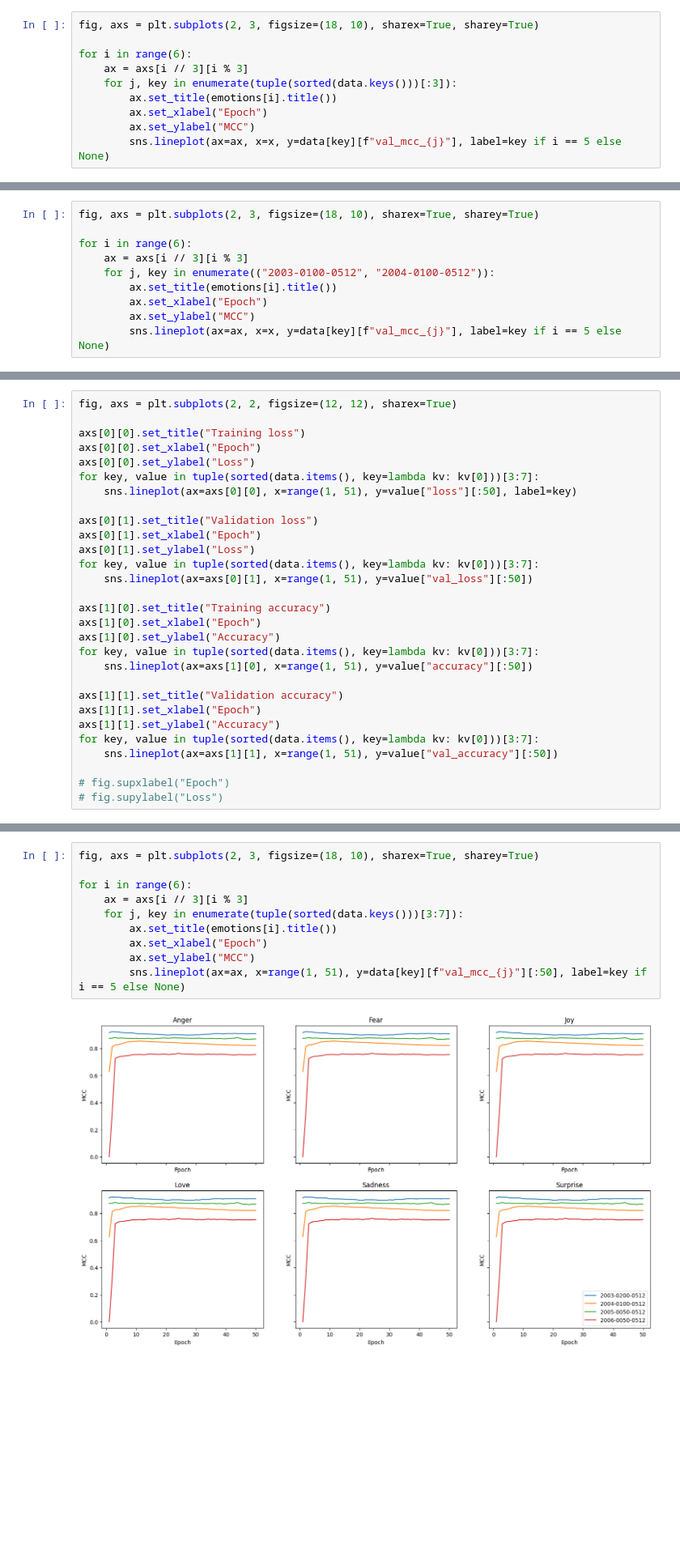
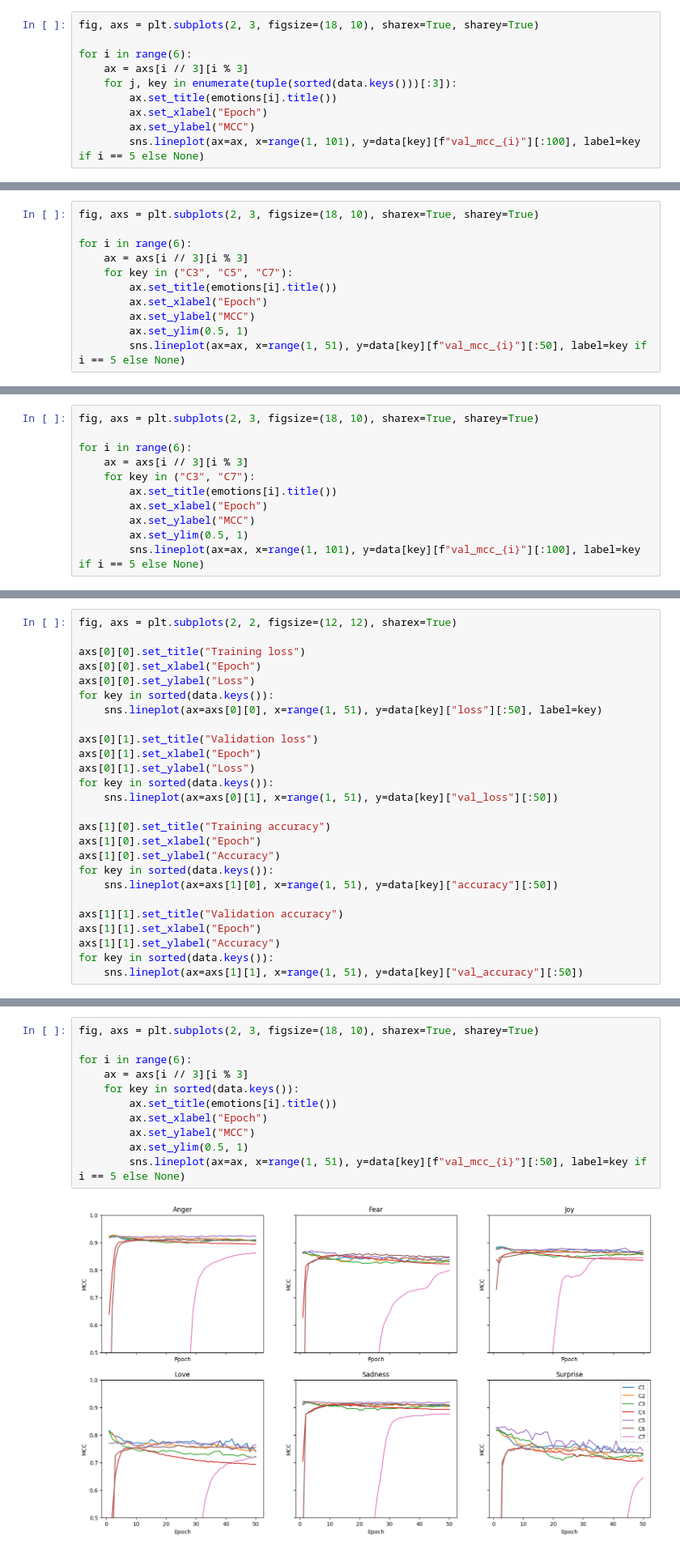
Before and after one commit to parafoxia/decks, a Jupyter notebook: eval_net.ipynb, the cells around one changed output, grey strips where cells are left out. Shown at 81% size. Drawn from its saved outputs; the diff is of its cells as text; blank space fills up the shorter version.

```diff
--- a/eval_net.ipynb
+++ b/eval_net.ipynb
@@ -108,5 +116,5 @@ for i in range(6):
         ax.set_title(emotions[i].title())
         ax.set_xlabel("Epoch")
         ax.set_ylabel("MCC")
-        sns.lineplot(ax=ax, x=x, y=data[key][f"val_mcc_{j}"], label=key if i == 5 else None)
+        sns.lineplot(ax=ax, x=range(1, 101), y=data[key][f"val_mcc_{i}"][:100], label=key if i == 5 else None)
 # %% [output]
@@ -131,0 +219,11 @@ for key in ("accuracy", "val_accuracy"):
+# %%
+fig, axs = plt.subplots(2, 3, figsize=(18, 10), sharex=True, sharey=True)
+
+for i in range(6):
+    ax = axs[i // 3][i % 3]
+    for key in ("C3", "C5", "C7"):
+        ax.set_title(emotions[i].title())
+        ax.set_xlabel("Epoch")
+        ax.set_ylabel("MCC")
+        ax.set_ylim(0.5, 1)
+        sns.lineplot(ax=ax, x=range(1, 51), y=data[key][f"val_mcc_{i}"][:50], label=key if i == 5 else None)
@@ -134,9 +234,10 @@ fig, axs = plt.subplots(2, 3, figsize=(18, 10), sharex=True, sharey=True)
 
 for i in range(6):
     ax = axs[i // 3][i % 3]
-    for j, key in enumerate(("2003-0100-0512", "2004-0100-0512")):
+    for key in ("C3", "C7"):
         ax.set_title(emotions[i].title())
         ax.set_xlabel("Epoch")
         ax.set_ylabel("MCC")
-        sns.lineplot(ax=ax, x=x, y=data[key][f"val_mcc_{j}"], label=key if i == 5 else None)
+        ax.set_ylim(0.5, 1)
+        sns.lineplot(ax=ax, x=range(1, 101), y=data[key][f"val_mcc_{i}"][:100], label=key if i == 5 else None)
 # %% [output]
@@ -147,27 +248,24 @@ fig, axs = plt.subplots(2, 2, figsize=(12, 12), sharex=True)
 axs[0][0].set_title("Training loss")
 axs[0][0].set_xlabel("Epoch")
 axs[0][0].set_ylabel("Loss")
-for key, value in tuple(sorted(data.items(), key=lambda kv: kv[0]))[3:7]:
-    sns.lineplot(ax=axs[0][0], x=range(1, 51), y=value["loss"][:50], label=key)
+for key in sorted(data.keys()):
+    sns.lineplot(ax=axs[0][0], x=range(1, 51), y=data[key]["loss"][:50], label=key)
 
 axs[0][1].set_title("Validation loss")
 axs[0][1].set_xlabel("Epoch")
 axs[0][1].set_ylabel("Loss")
-for key, value in tuple(sorted(data.items(), key=lambda kv: kv[0]))[3:7]:
-    sns.lineplot(ax=axs[0][1], x=range(1, 51), y=value["val_loss"][:50])
+for key in sorted(data.keys()):
+    sns.lineplot(ax=axs[0][1], x=range(1, 51), y=data[key]["val_loss"][:50])
 
 axs[1][0].set_title("Training accuracy")
 axs[1][0].set_xlabel("Epoch")
 axs[1][0].set_ylabel("Accuracy")
-for key, value in tuple(sorted(data.items(), key=lambda kv: kv[0]))[3:7]:
-    sns.lineplot(ax=axs[1][0], x=range(1, 51), y=value["accuracy"][:50])
+for key in sorted(data.keys()):
+    sns.lineplot(ax=axs[1][0], x=range(1, 51), y=data[key]["accuracy"][:50])
 
 axs[1][1].set_title("Validation accuracy")
 axs[1][1].set_xlabel("Epoch")
 axs[1][1].set_ylabel("Accuracy")
-for key, value in tuple(sorted(data.items(), key=lambda kv: kv[0]))[3:7]:
-    sns.lineplot(ax=axs[1][1], x=range(1, 51), y=value["val_accuracy"][:50])
-
-# fig.supxlabel("Epoch")
-# fig.supylabel("Loss")
+for key in sorted(data.keys()):
+    sns.lineplot(ax=axs[1][1], x=range(1, 51), y=data[key]["val_accuracy"][:50])
 # %% [output]
@@ -175,12 +273,13 @@ for key, value in tuple(sorted(data.items(), key=lambda kv: kv[0]))[3:7]:
 # %%
 fig, axs = plt.subplots(2, 3, figsize=(18, 10), sharex=True, sharey=True)
 
 for i in range(6):
     ax = axs[i // 3][i % 3]
-    for j, key in enumerate(tuple(sorted(data.keys()))[3:7]):
+    for key in sorted(data.keys()):
         ax.set_title(emotions[i].title())
         ax.set_xlabel("Epoch")
         ax.set_ylabel("MCC")
-        sns.lineplot(ax=ax, x=range(1, 51), y=data[key][f"val_mcc_{j}"][:50], label=key if i == 5 else None)
+        ax.set_ylim(0.5, 1)
+        sns.lineplot(ax=ax, x=range(1, 51), y=data[key][f"val_mcc_{i}"][:50], label=key if i == 5 else None)
 # %% [output]
-[figure, old version]
+[figure, new version]
```
Also changed, not shown: parts of 15 cells of this notebook, 1 other file.
